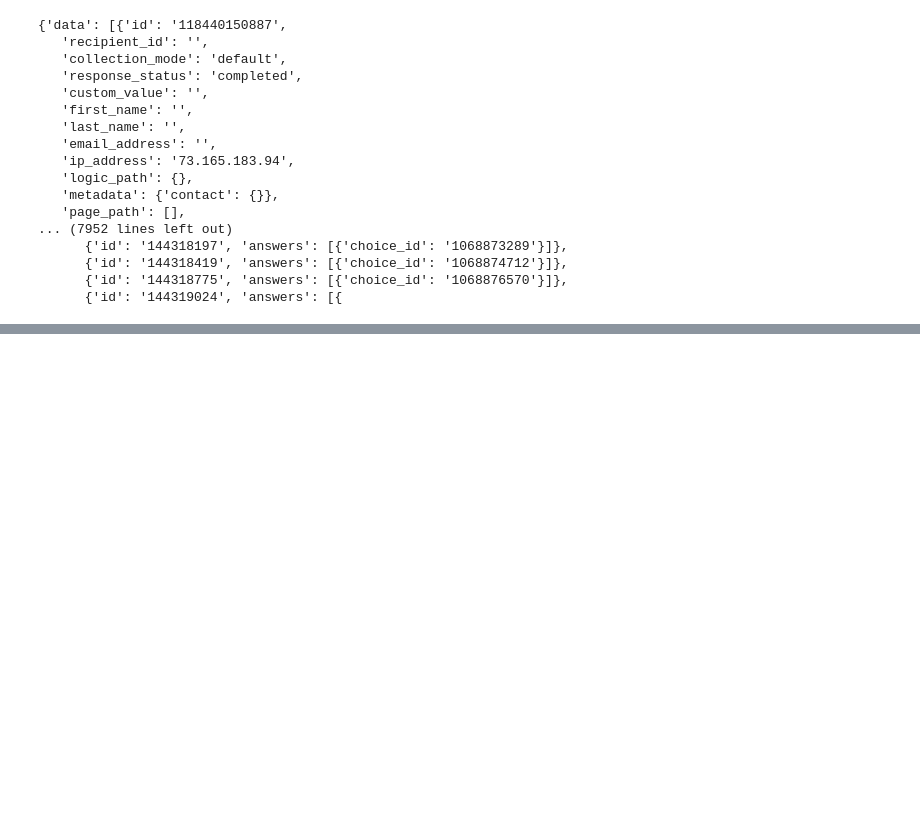
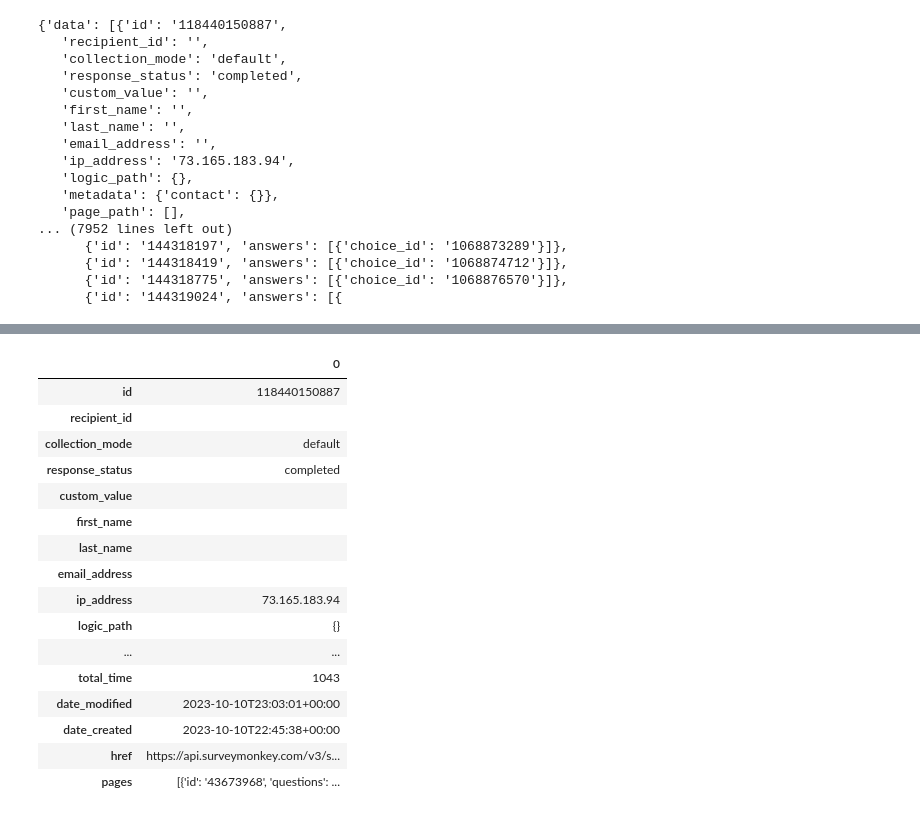
Before and after one commit to apsocarras/career-onestop, a Jupyter notebook: flask-app.ipynb, the cells around one changed output, grey strips where cells are left out. Cells and saved outputs as stored; diff of their text form; code cells hidden in the pictures; blank space fills up the shorter version.

Commit message:
Retrieve/save/process all survey responses

```diff
--- a/flask-app.ipynb
+++ b/flask-app.ipynb
@@ -89,3 +90,18 @@ sm_survey_responses
       {'id': '144318419', 'answers': [{'choice_id': '1068874712'}]},
       {'id': '144318775', 'answers': [{'choice_id': '1068876570'}]},
       {'id': '144319024', 'answers': [{
+# %%
+## GET all survey responses from survey monkey survey
+current_resp = sm_survey_responses
+raw_responses = [current_resp]
+retry_attempts = 0
+while 'next' in current_resp['links'].keys() and retry_attempts < 2:
+    next_page_response = request(url=current_resp['links']['next'], headers=SM_DATA['headers'], method='GET')
+    if next_page_response.status_code != 200:
+        print(f"Warning: {current_resp['links']['next']} returned status code {next_page_response.status_code}")
+        time.sleep(5)
+        retry_attempts += 1
+    else:
+        retry_attempts = 0
+        current_resp = next_page_response.json()
+        raw_responses.append(current_resp)
@@ -91,0 +121,36 @@ sm_survey_responses
+# %%
+## Process and request results from CareerOneStop
+processed_responses = []
+for resp in raw_responses:
+    processed_responses.append(process_sm_responses(resp))
+
+# Flatten
+processed_responses = list(chain.from_iterable(processed_responses))
+
+with open(f"processed_responses{now_str}.json", "w") as file:
+    json.dump(processed_responses, file)
+# %%
+import pandas as pd
+
+raw_responses_data = list(chain.from_iterable([resp['data'] for resp in raw_responses]))
+df = pd.DataFrame(data=raw_responses_data)
+# %%
+df.head(1).transpose()
+# %% [output]
+|  | 0 |
+| id | 118440150887 |
+| recipient_id |  |
+| collection_mode | default |
+| response_status | completed |
+| custom_value |  |
+| first_name |  |
+| last_name |  |
+| email_address |  |
+| ip_address | 73.165.183.94 |
+| logic_path | {} |
+| ... | ... |
+| total_time | 1043 |
+| date_modified | 2023-10-10T23:03:01+00:00 |
+| date_created | 2023-10-10T22:45:38+00:00 |
+| href | https://api.surveymonkey.com/v3/s... |
+| pages | [{'id': '43673968', 'questions': ... |
```
Also changed, not shown: parts of 5 cells of this notebook, 2 other files.
